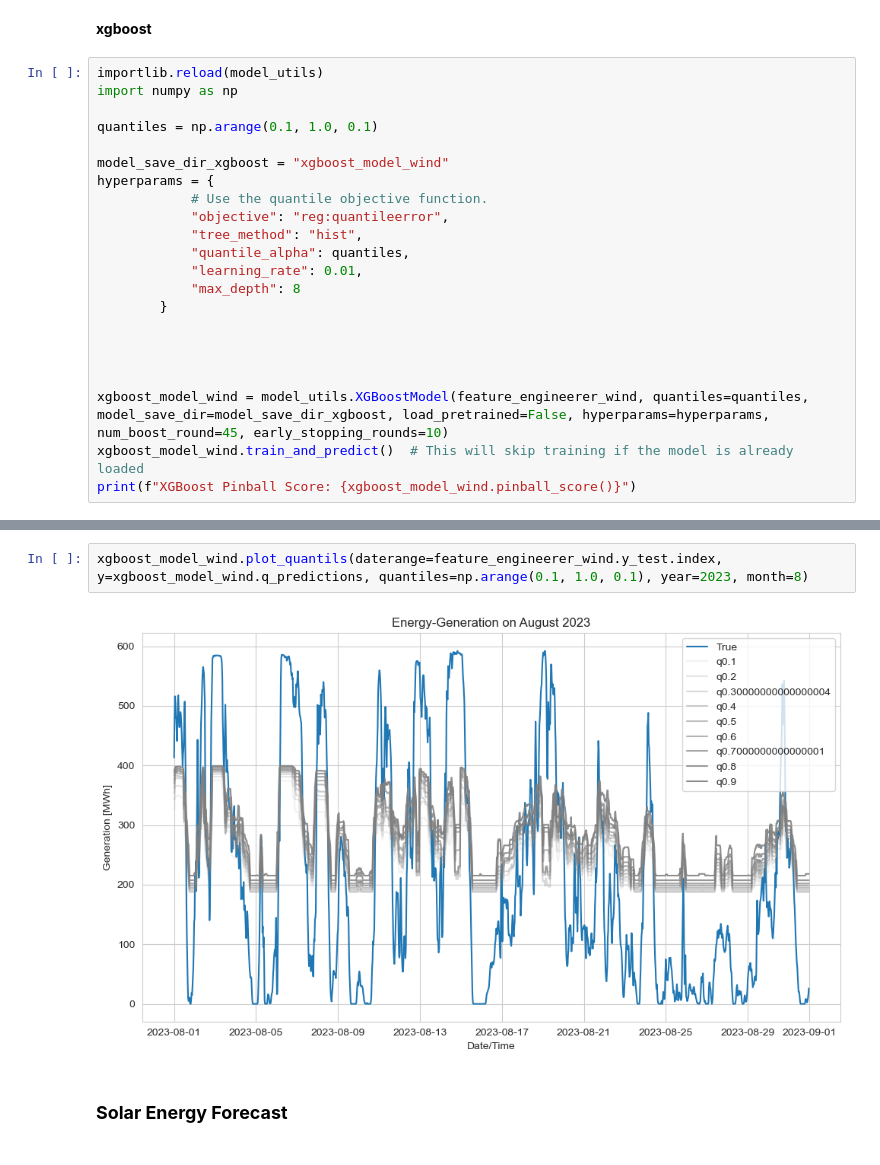
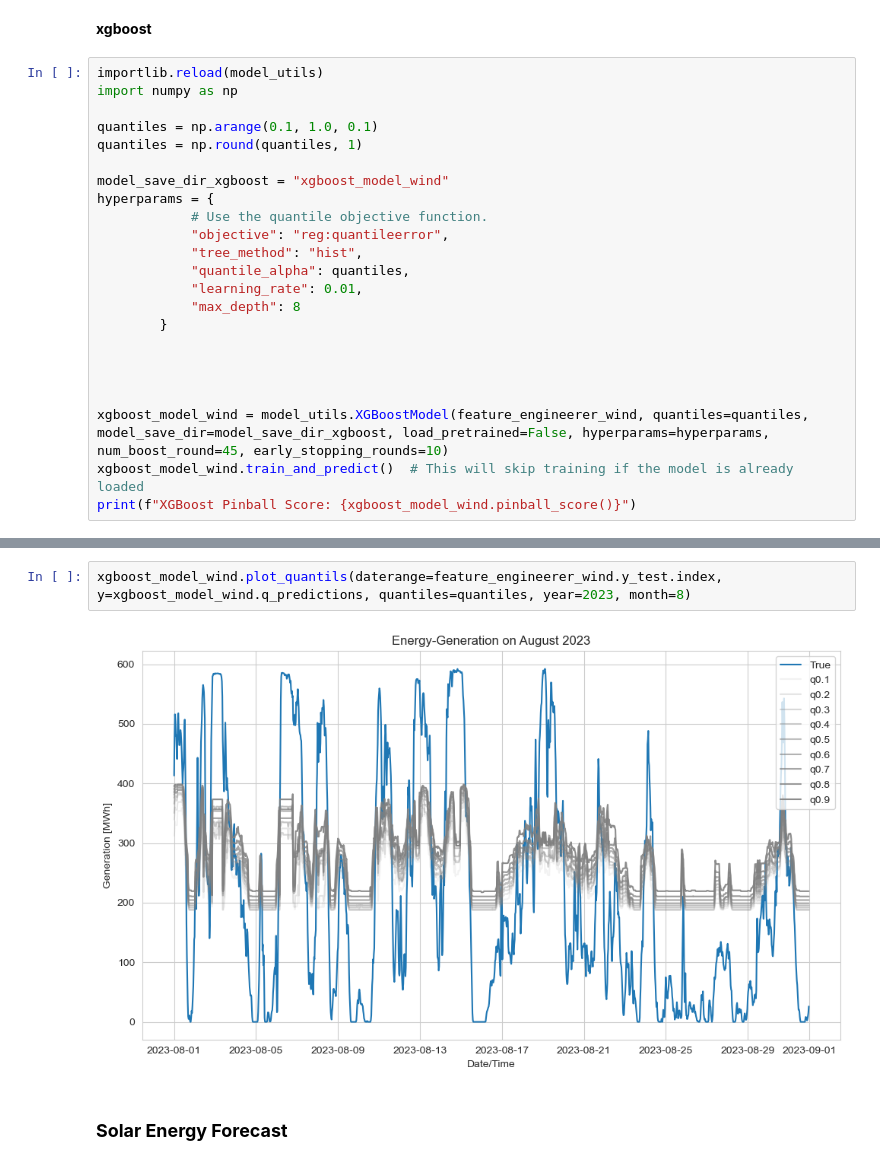
Before and after one commit to av1c3nna/awp2, a Jupyter notebook: code/model_training.ipynb, the cells around one changed output, grey strips where cells are left out. Drawn from its saved outputs; the diff is of its cells as text.

```diff
--- a/code/model_training.ipynb
+++ b/code/model_training.ipynb
@@ -73,6 +67,7 @@ importlib.reload(model_utils)
 import numpy as np
 
 quantiles = np.arange(0.1, 1.0, 0.1)
+quantiles = np.round(quantiles, 1)
 
 model_save_dir_xgboost = "xgboost_model_wind"
 hyperparams = {
@@ -115,7 +110,7 @@ xgboost_model_wind.plot_feature_importance()
 # %%
-xgboost_model_wind.plot_quantils(daterange=feature_engineerer_wind.y_test.index, y=xgboost_model_wind.q_predictions, quantiles=np.arange(0.1, 1.0, 0.1), year=2023, month=8)
+xgboost_model_wind.plot_quantils(daterange=feature_engineerer_wind.y_test.index, y=xgboost_model_wind.q_predictions, quantiles=quantiles, year=2023, month=8)
 # %% [output]
-[figure, old version]
+[figure, new version]
 # %% [markdown]
 ### __Solar Energy Forecast__
 # %% [markdown]
```
Also changed, not shown: parts of 18 cells of this notebook, 2 other files.
